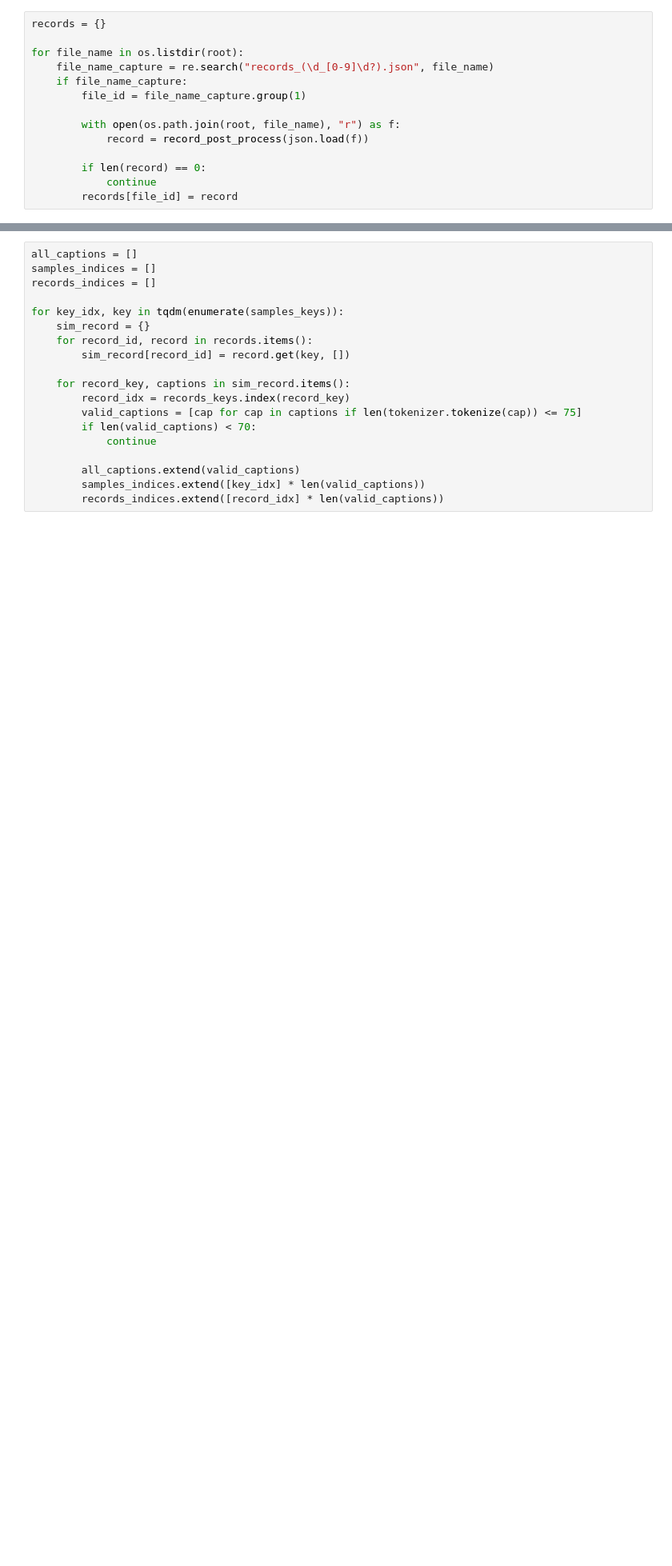
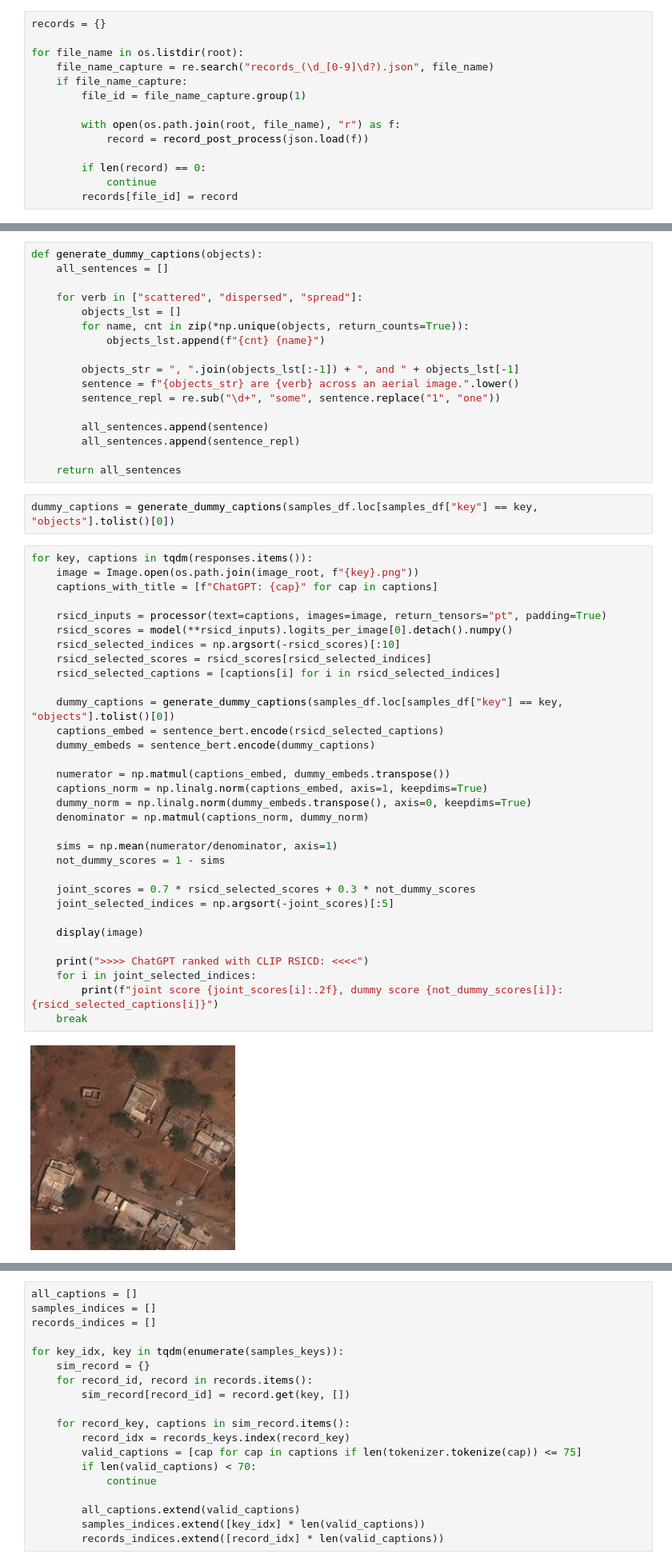
Before and after one commit to YingxuH/xview, a Jupyter notebook: Analyse.ipynb, the cells around one changed output, grey strips where cells are left out. Shown at 80% size. Cells and saved outputs as stored; diff of their text form; blank space fills up the shorter version.

```diff
--- a/Analyse.ipynb
+++ b/Analyse.ipynb
@@ -76,0 +105,53 @@ for key in samples_keys:
+# %%
+def generate_dummy_captions(objects):
+    all_sentences = []
+
+    for verb in ["scattered", "dispersed", "spread"]:
+        objects_lst = []
+        for name, cnt in zip(*np.unique(objects, return_counts=True)):
+            objects_lst.append(f"{cnt} {name}")
+
+        objects_str = ", ".join(objects_lst[:-1]) + ", and " + objects_lst[-1]
+        sentence = f"{objects_str} are {verb} across an aerial image.".lower()
+        sentence_repl = re.sub("\d+", "some", sentence.replace("1", "one"))
+
+        all_sentences.append(sentence)
+        all_sentences.append(sentence_repl)
+
+    return all_sentences
+# %%
+dummy_captions = generate_dummy_captions(samples_df.loc[samples_df["key"] == key, "objects"].tolist()[0])
+# %%
+for key, captions in tqdm(responses.items()):
+    image = Image.open(os.path.join(image_root, f"{key}.png"))
+    captions_with_title = [f"ChatGPT: {cap}" for cap in captions]
+
+    rsicd_inputs = processor(text=captions, images=image, return_tensors="pt", padding=True)
+    rsicd_scores = model(**rsicd_inputs).logits_per_image[0].detach().numpy()
+    rsicd_selected_indices = np.argsort(-rsicd_scores)[:10]
+    rsicd_selected_scores = rsicd_scores[rsicd_selected_indices]
+    rsicd_selected_captions = [captions[i] for i in rsicd_selected_indices]
+
+    dummy_captions = generate_dummy_captions(samples_df.loc[samples_df["key"] == key, "objects"].tolist()[0])
+    captions_embed = sentence_bert.encode(rsicd_selected_captions)
+    dummy_embeds = sentence_bert.encode(dummy_captions)
+
+    numerator = np.matmul(captions_embed, dummy_embeds.transpose())
+    captions_norm = np.linalg.norm(captions_embed, axis=1, keepdims=True)
+    dummy_norm = np.linalg.norm(dummy_embeds.transpose(), axis=0, keepdims=True)
+    denominator = np.matmul(captions_norm, dummy_norm)
+
+    sims = np.mean(numerator/denominator, axis=1)
+    not_dummy_scores = 1 - sims
+
+    joint_scores = 0.7 * rsicd_selected_scores + 0.3 * not_dummy_scores
+    joint_selected_indices = np.argsort(-joint_scores)[:5]
+
+    display(image)
+
+    print(">>>> ChatGPT ranked with CLIP RSICD: <<<<")
+    for i in joint_selected_indices:
+        print(f"joint score {joint_scores[i]:.2f}, dummy score {not_dummy_scores[i]}: {rsicd_selected_captions[i]}")
+    break
+# %% [output]
+[figure, added]
```
Also changed, not shown: parts of 21 cells of this notebook, 3 other files.
